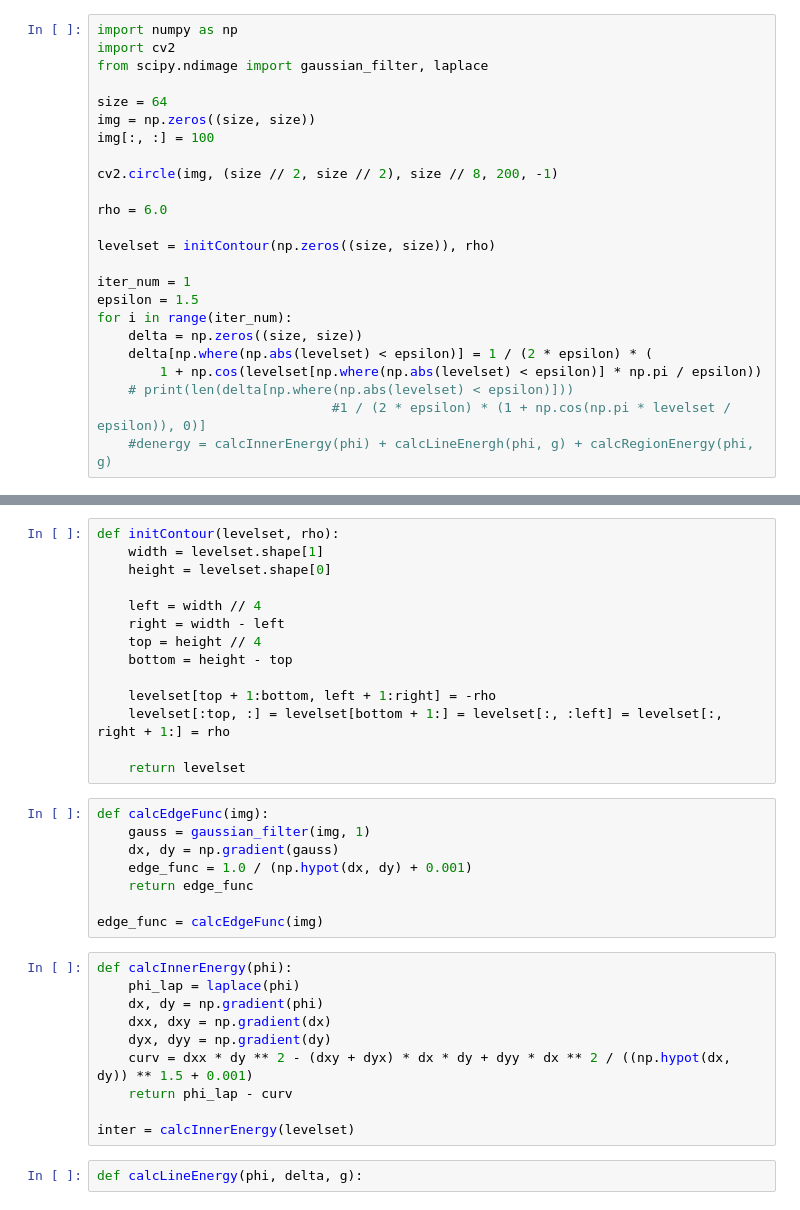
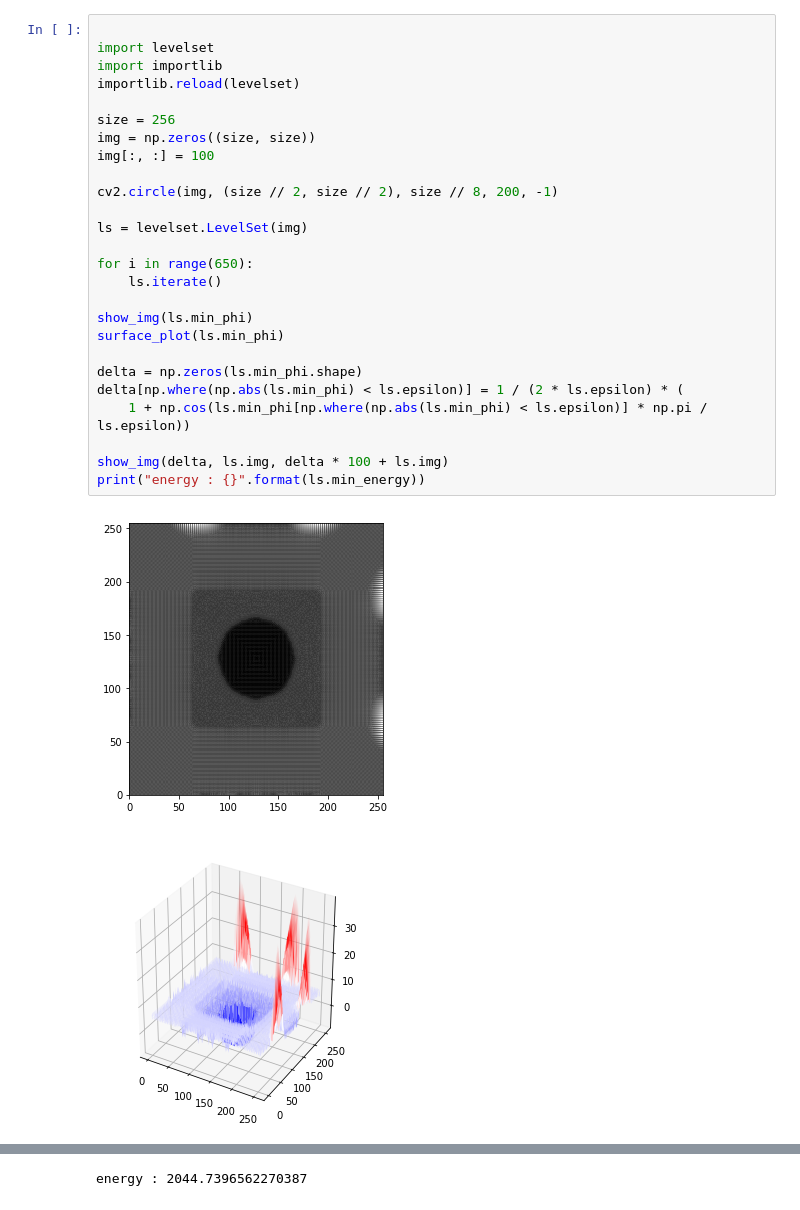
Before and after one commit to y-kitamu/jupyter_sandbox, a Jupyter notebook: levelset/levelset.ipynb, the cells around one changed output, grey strips where cells are left out. Saved outputs shown, nothing was run; the diff lists cells and outputs as text.

Commit message:
wip levelset

```diff
--- a/levelset/levelset.ipynb
+++ b/levelset/levelset.ipynb
@@ -1,24 +33,29 @@
 # %%
-import numpy as np
-import cv2
-from scipy.ndimage import gaussian_filter, laplace
 
-size = 64
+import levelset
+import importlib
+importlib.reload(levelset)
+
+size = 256
 img = np.zeros((size, size))
 img[:, :] = 100
 
 cv2.circle(img, (size // 2, size // 2), size // 8, 200, -1)
 
-rho = 6.0
+ls = levelset.LevelSet(img)
 
-levelset = initContour(np.zeros((size, size)), rho)
+for i in range(650):
+    ls.iterate()
 
-iter_num = 1
-epsilon = 1.5
-for i in range(iter_num):
-    delta = np.zeros((size, size))
-    delta[np.where(np.abs(levelset) < epsilon)] = 1 / (2 * epsilon) * (
-        1 + np.cos(levelset[np.where(np.abs(levelset) < epsilon)] * np.pi / epsilon))
-    # print(len(delta[np.where(np.abs(levelset) < epsilon)]))
-                              #1 / (2 * epsilon) * (1 + np.cos(np.pi * levelset / epsilon)), 0)]
-    #denergy = calcInnerEnergy(phi) + calcLineEnergh(phi, g) + calcRegionEnergy(phi, g)
+show_img(ls.min_phi)
+surface_plot(ls.min_phi)
+
+delta = np.zeros(ls.min_phi.shape)
+delta[np.where(np.abs(ls.min_phi) < ls.epsilon)] = 1 / (2 * ls.epsilon) * (
+    1 + np.cos(ls.min_phi[np.where(np.abs(ls.min_phi) < ls.epsilon)] * np.pi / ls.epsilon))
+
+show_img(delta, ls.img, delta * 100 + ls.img)
+print("energy : {}".format(ls.min_energy))
+# %% [output]
+[figure, added]
+[figure, added]
@@ -25,34 +63 @@ for i in range(iter_num):
+energy : 2044.7396562270387
-# %%
-def initContour(levelset, rho):
-    width = levelset.shape[1]
-    height = levelset.shape[0]
-
-    left = width // 4
-    right = width - left
-    top = height // 4
-    bottom = height - top
-
-    levelset[top + 1:bottom, left + 1:right] = -rho
-    levelset[:top, :] = levelset[bottom + 1:] = levelset[:, :left] = levelset[:, right + 1:] = rho
-
-    return levelset
-# %%
-def calcEdgeFunc(img):
-    gauss = gaussian_filter(img, 1)
-    dx, dy = np.gradient(gauss)
-    edge_func = 1.0 / (np.hypot(dx, dy) + 0.001)
-    return edge_func
-
-edge_func = calcEdgeFunc(img)
-# %%
-def calcInnerEnergy(phi):
-    phi_lap = laplace(phi)
-    dx, dy = np.gradient(phi)
-    dxx, dxy = np.gradient(dx)
-    dyx, dyy = np.gradient(dy)
-    curv = dxx * dy ** 2 - (dxy + dyx) * dx * dy + dyy * dx ** 2 / ((np.hypot(dx, dy)) ** 1.5 + 0.001)
-    return phi_lap - curv
-
-inter = calcInnerEnergy(levelset)
-# %%
-def calcLineEnergy(phi, delta, g):
```
Also changed, not shown: parts of 4 cells of this notebook, 3 other files.
